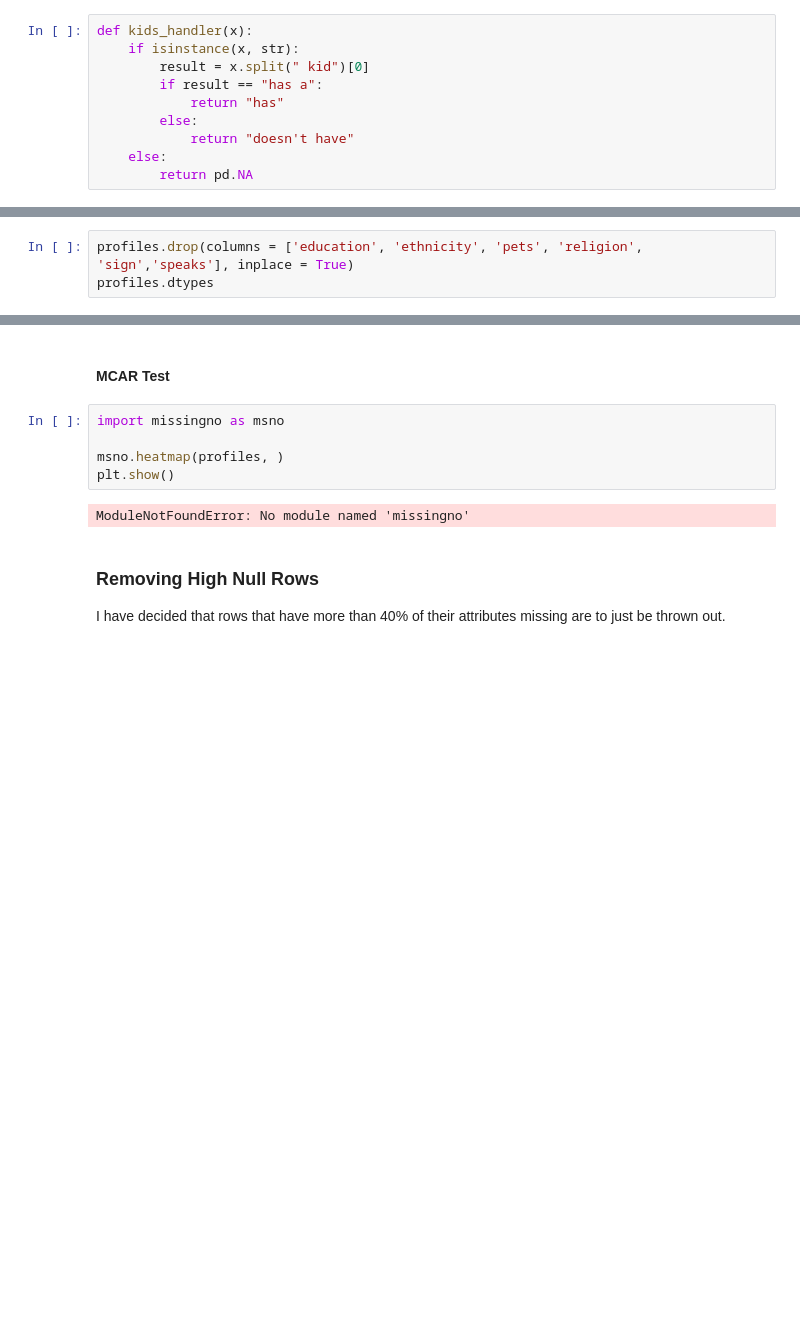
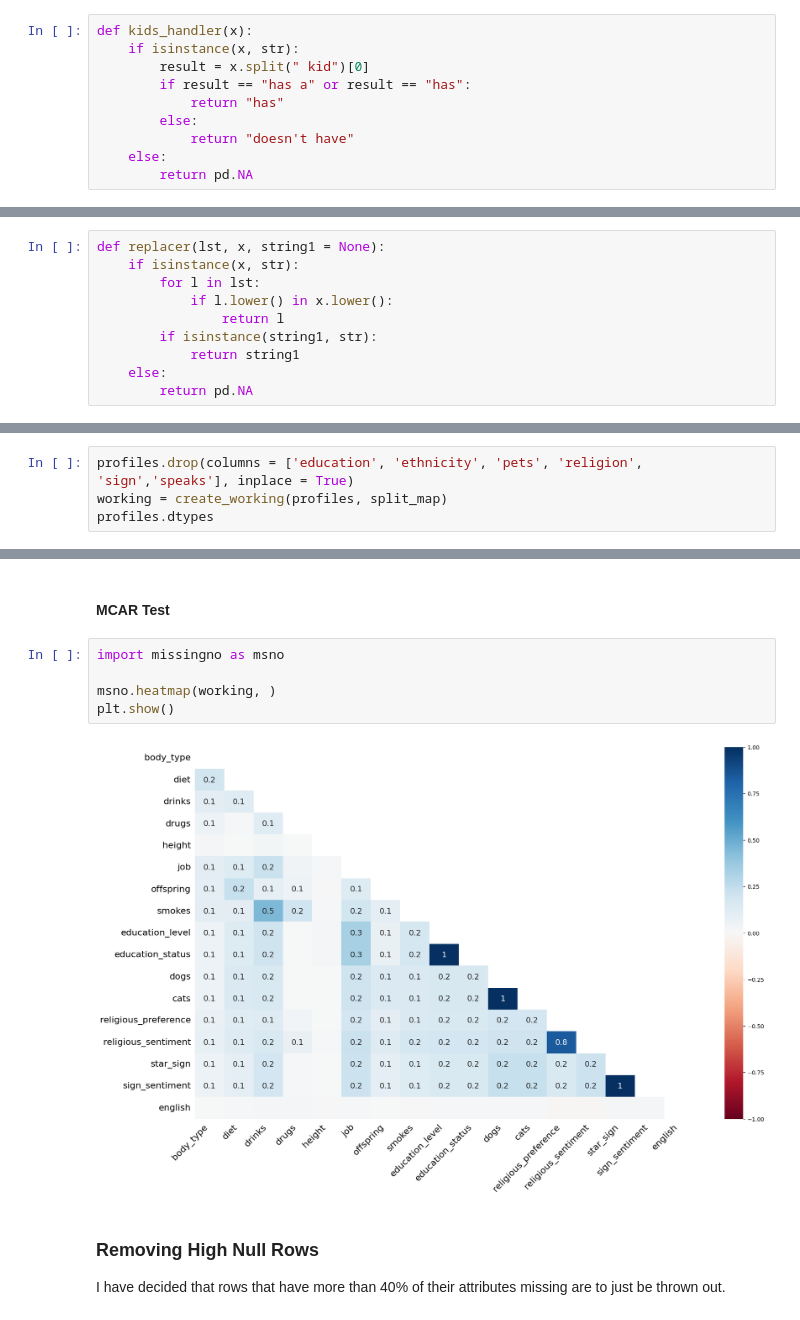
Before and after one commit to BinaryBite/Date-a-scientist, a Jupyter notebook: date-a-scientist.ipynb, the cells around one changed output, grey strips where cells are left out. Cells and saved outputs as stored; diff of their text form; blank space fills up the shorter version.

```diff
--- a/date-a-scientist.ipynb
+++ b/date-a-scientist.ipynb
@@ -640,7 +641,7 @@ let's keep things simple with this one and just refine it to those who have kids
 def kids_handler(x):
     if isinstance(x, str):
         result = x.split(" kid")[0]
-        if result == "has a":
+        if result == "has a" or result == "has":
             return "has"
         else:
             return "doesn't have"
@@ -683,6 +681,16 @@ strictly halal            15
 halal                     10
 kosher                    10
 Name: count, dtype: int64
+# %%
+def replacer(lst, x, string1 = None):
+    if isinstance(x, str):
+        for l in lst:
+            if l.lower() in x.lower():
+                return l
+        if isinstance(string1, str):
+            return string1
+    else:
+        return pd.NA
 # %%
 diets = ['vegetarian', 'vegan', 'anything', 'kosher', 'halal', 'other']
 profiles['diet'] = profiles['diet'].apply(lambda x: replacer(diets, x))
@@ -713,5 +714,6 @@ Name: count, dtype: int64
 We still have a few of our old attributes to remove, these being: `education`, `ethnicity`, `pets`, `religion`, `sign` and `speaks`.
 # %%
 profiles.drop(columns = ['education', 'ethnicity', 'pets', 'religion', 'sign','speaks'], inplace = True)
+working = create_working(profiles, split_map)
 profiles.dtypes
 # %% [output]
@@ -771,10 +773,10 @@ dtype: int64
 # %%
 import missingno as msno
 
-msno.heatmap(profiles, )
+msno.heatmap(working, )
 plt.show()
 # %% [output]
-ModuleNotFoundError: No module named 'missingno'
+[figure, added]
 # %% [markdown]
 ### Removing High Null Rows
 
```
Also changed, not shown: parts of 45 cells of this notebook.
